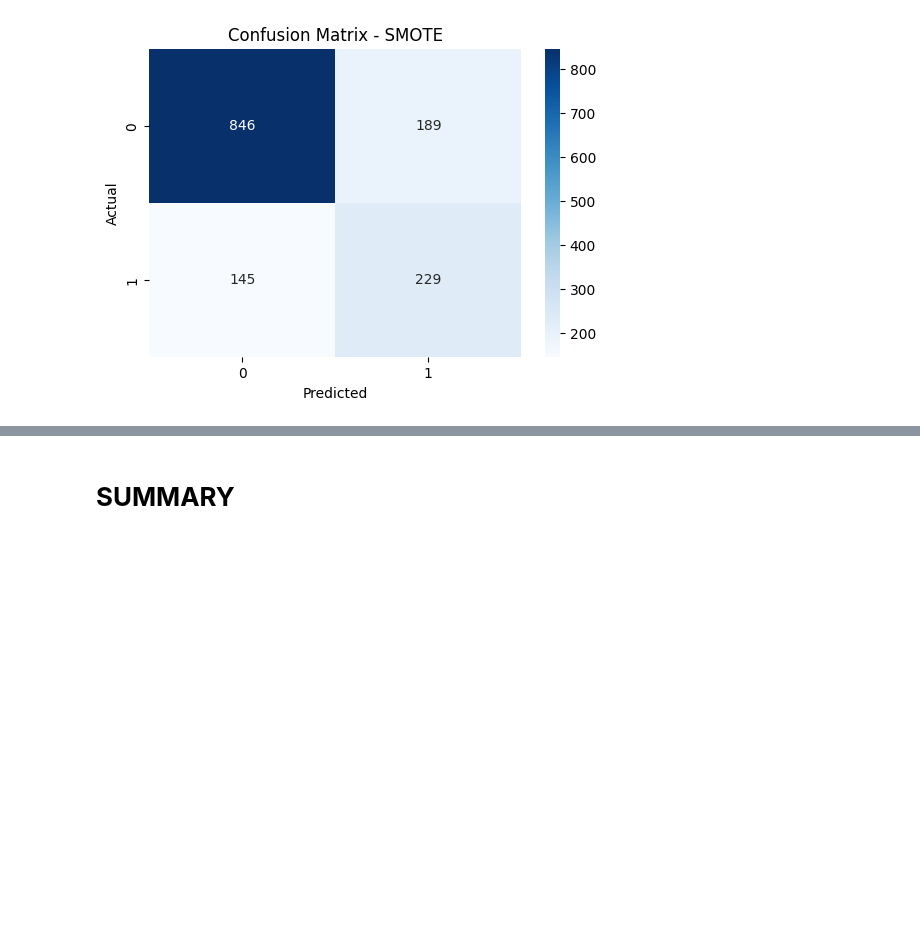
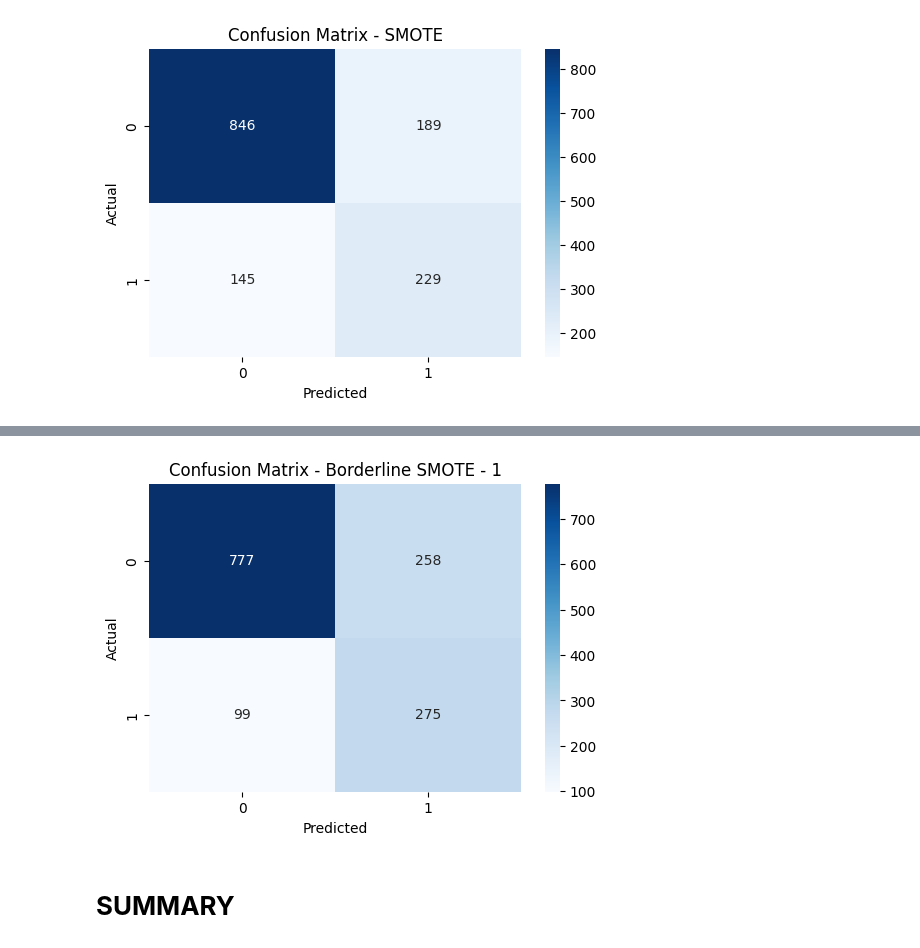
Before and after one commit to Kavishka2401/CustomerChurnPredictionSystem, a Jupyter notebook: Check_UnbalanceTechnique.ipynb, the cells around one changed output, grey strips where cells are left out. Cells and saved outputs as stored; diff of their text form; code cells hidden in the pictures; blank space fills up the shorter version.

Commit message:
Added attempt - 3 with borderline smote 1

```diff
--- a/Check_UnbalanceTechnique.ipynb
+++ b/Check_UnbalanceTechnique.ipynb
@@ -357,0 +359,97 @@ Confusion Matrix:
+# %%
+# Initialize Borderline-SMOTE
+smote = BorderlineSMOTE(
+    sampling_strategy='auto',
+    random_state=42,
+    kind='borderline-1'
+)
+
+X_train_smote, y_train_smote = smote.fit_resample(X_train, y_train)
+
+print("After Borderline-SMOTE class counts:\n", pd.Series(y_train_smote).value_counts())
+
+#Initialize the model
+model = Sequential()
+
+# Input layer + first hidden layer
+model.add(Dense(
+    units=16,
+    activation='relu',
+    input_shape=(X_train.shape[1],)
+))
+
+# Second hidden layer
+model.add(Dense(
+    units=8,
+    activation='relu'
+))
+
+# Output layer
+model.add(Dense(
+    units=1,
+    activation='sigmoid'
+))
+
+# Define the custom F1 score metric
+def f1_score(y_true, y_pred):
+    y_true = tf.cast(y_true, tf.float32)
+    y_pred = tf.round(y_pred)
+
+    tp = tf.reduce_sum(y_true * y_pred)
+    fp = tf.reduce_sum((1 - y_true) * y_pred)
+    fn = tf.reduce_sum(y_true * (1 - y_pred))
+
+    precision = tp / (tp + fp + tf.keras.backend.epsilon())
+    recall = tp / (tp + fn + tf.keras.backend.epsilon())
+
+    return 2 * (precision * recall) / (precision + recall + tf.keras.backend.epsilon())
+
+# Compile model
+model.compile(
+    optimizer='adam',
+    loss='binary_crossentropy',
+    metrics=[
+        'accuracy',
+        Precision(name='precision'),
+        Recall(name='recall'),
+        AUC(name='auc'),
+        f1_score
+    ]
+)
+
+# Train Model
+history = model.fit(
+    X_train_smote,
+    y_train_smote,
+    epochs=50,
+    batch_size=32,
+    validation_split=0.2,
+    verbose=1
+)
+
+# Evaluate on test set
+results = model.evaluate(X_test, y_test)
+
+# Print overall test metrics
+for name, value in zip(model.metrics_names, results):
+    print(f"{name}: {value:.4f}")
+
+# Print classification report
+y_pred = (model.predict(X_test) > 0.5).astype(int)
+print(classification_report(y_test, y_pred, digits=4))
+
+# Compute confusion matrix
+cm = confusion_matrix(y_test, y_pred)
+
+# Print confusion matrix
+print("Confusion Matrix:")
+print(cm)
+
+# Visualize it as a heatmap
+plt.figure(figsize=(6,4))
+sns.heatmap(cm, annot=True, fmt='d', cmap='Blues', xticklabels=[0,1], yticklabels=[0,1])
+plt.xlabel('Predicted')
+plt.ylabel('Actual')
+plt.title('Confusion Matrix - Borderline SMOTE - 1')
+plt.show()
+# %% [output]
@@ -358,3 +479,4 @@ Confusion Matrix:
+[figure, added]
 # %% [markdown]
 # **SUMMARY**
 # %% [markdown]
```
Also changed, not shown: parts of 5 cells of this notebook.
